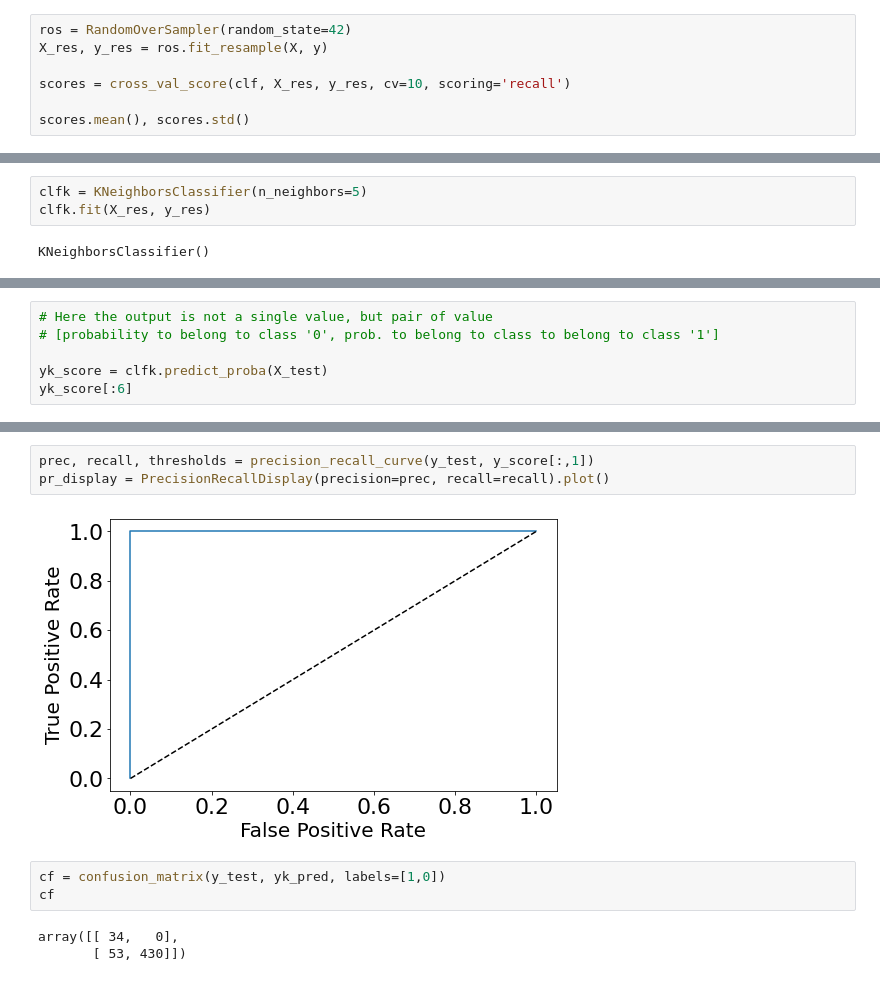
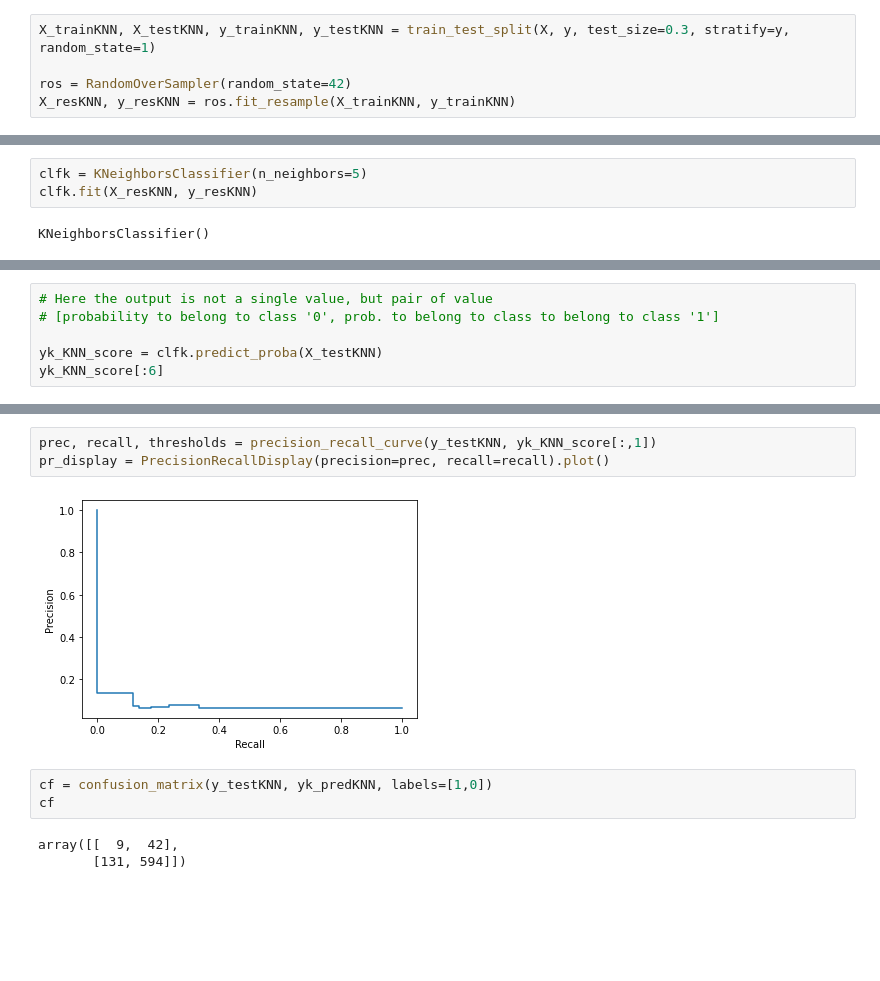
Before and after one commit to Grade0/DM-I, a Jupyter notebook: classification.ipynb, the cells around one changed output, grey strips where cells are left out. Drawn from its saved outputs; the diff is of its cells as text; blank space fills up the shorter version.

```diff
--- a/classification.ipynb
+++ b/classification.ipynb
@@ -465,7 +471,5 @@ plt.show()
 # %%
+X_trainKNN, X_testKNN, y_trainKNN, y_testKNN = train_test_split(X, y, test_size=0.3, stratify=y, random_state=1)
+
 ros = RandomOverSampler(random_state=42)
-X_res, y_res = ros.fit_resample(X, y)
-
-scores = cross_val_score(clf, X_res, y_res, cv=10, scoring='recall')
-
-scores.mean(), scores.std()
+X_resKNN, y_resKNN = ros.fit_resample(X_trainKNN, y_trainKNN)
@@ -474,6 +476,6 @@ scores.mean(), scores.std()
 # %%
 clfk = KNeighborsClassifier(n_neighbors=5)
-clfk.fit(X_res, y_res)
+clfk.fit(X_resKNN, y_resKNN)
 # %% [output]
 KNeighborsClassifier()
 # %%
@@ -507,6 +509,6 @@ array([0, 1, 0, 1, 0])
 # Here the output is not a single value, but pair of value
 # [probability to belong to class '0', prob. to belong to class to belong to class '1']
 
-yk_score = clfk.predict_proba(X_test)
-yk_score[:6]
+yk_KNN_score = clfk.predict_proba(X_testKNN)
+yk_KNN_score[:6]
 # %% [output]
@@ -527,11 +529,11 @@ print(roc_auc)
 # %%
-prec, recall, thresholds = precision_recall_curve(y_test, y_score[:,1])
+prec, recall, thresholds = precision_recall_curve(y_testKNN, yk_KNN_score[:,1])
 pr_display = PrecisionRecallDisplay(precision=prec, recall=recall).plot()
 # %% [output]
-[figure, old version]
+[figure, new version]
 # %%
-cf = confusion_matrix(y_test, yk_pred, labels=[1,0])
+cf = confusion_matrix(y_testKNN, yk_predKNN, labels=[1,0])
 cf
 # %% [output]
-array([[ 34,   0],
-       [ 53, 430]])
+array([[  9,  42],
+       [131, 594]])
```
Also changed, not shown: parts of 9 cells of this notebook.
